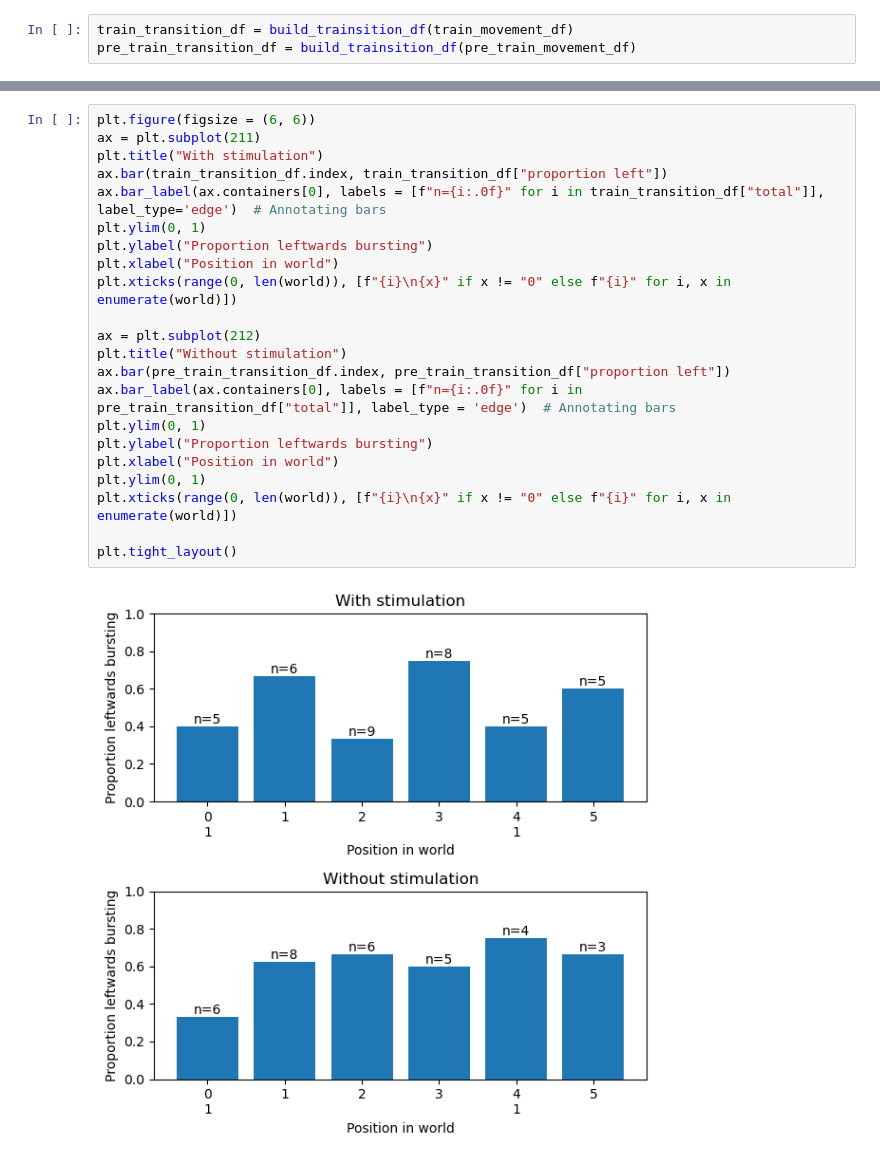
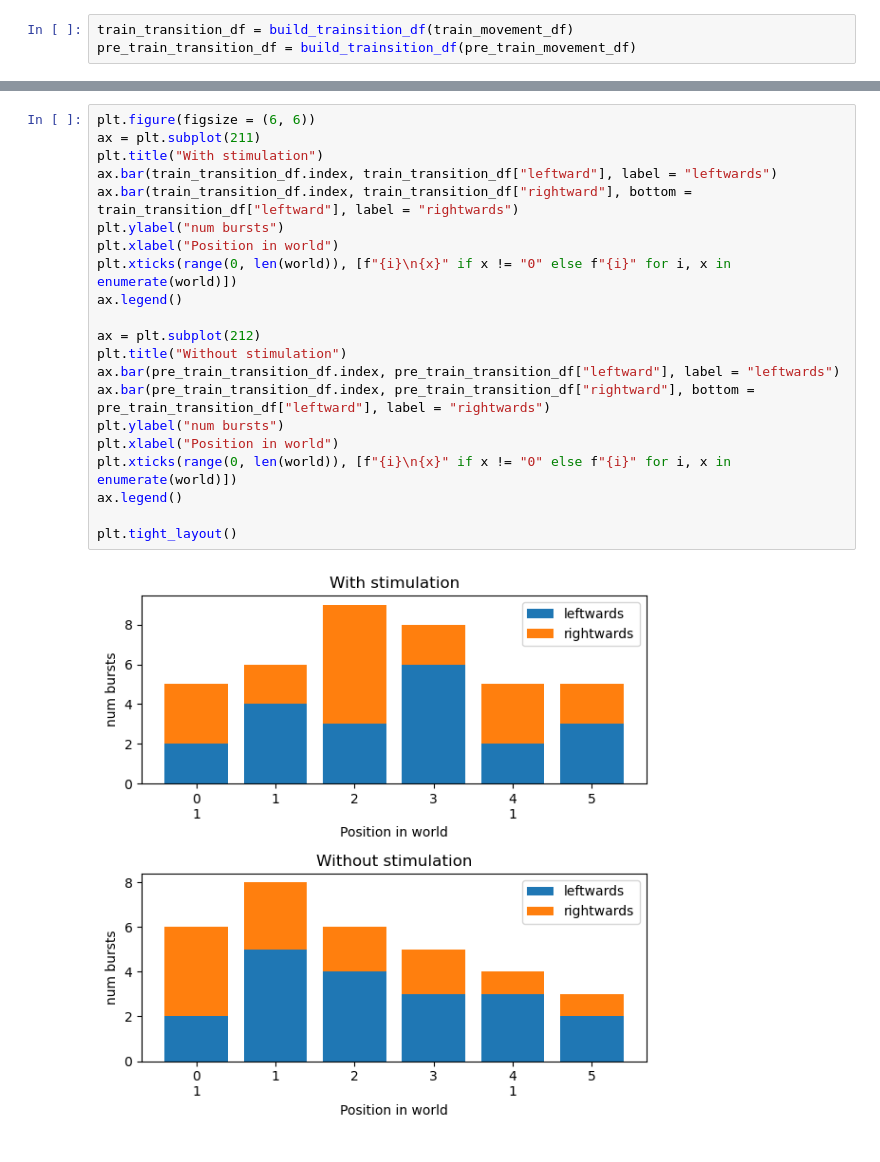
Before and after one commit to Holistic-Agential-Learning/HAL, a Jupyter notebook: analysis/mouse_1d_analysis 20min.ipynb, the cells around one changed output, grey strips where cells are left out. Drawn from its saved outputs; the diff is of its cells as text.

```diff
--- a/analysis/mouse_1d_analysis 20min.ipynb
+++ b/analysis/mouse_1d_analysis 20min.ipynb
@@ -178,24 +185,23 @@ plt.tight_layout()
 # %%
 plt.figure(figsize = (6, 6))
 ax = plt.subplot(211)
 plt.title("With stimulation")
-ax.bar(train_transition_df.index, train_transition_df["proportion left"])
-ax.bar_label(ax.containers[0], labels = [f"n={i:.0f}" for i in train_transition_df["total"]], label_type='edge')  # Annotating bars
-plt.ylim(0, 1)
-plt.ylabel("Proportion leftwards bursting")
+ax.bar(train_transition_df.index, train_transition_df["leftward"], label = "leftwards")
+ax.bar(train_transition_df.index, train_transition_df["rightward"], bottom = train_transition_df["leftward"], label = "rightwards")
+plt.ylabel("num bursts")
 plt.xlabel("Position in world")
 plt.xticks(range(0, len(world)), [f"{i}\n{x}" if x != "0" else f"{i}" for i, x in enumerate(world)])
+ax.legend()
 
 ax = plt.subplot(212)
 plt.title("Without stimulation")
-ax.bar(pre_train_transition_df.index, pre_train_transition_df["proportion left"])
-ax.bar_label(ax.containers[0], labels = [f"n={i:.0f}" for i in pre_train_transition_df["total"]], label_type = 'edge')  # Annotating bars
-plt.ylim(0, 1)
-plt.ylabel("Proportion leftwards bursting")
+ax.bar(pre_train_transition_df.index, pre_train_transition_df["leftward"], label = "leftwards")
+ax.bar(pre_train_transition_df.index, pre_train_transition_df["rightward"], bottom = pre_train_transition_df["leftward"], label = "rightwards")
+plt.ylabel("num bursts")
 plt.xlabel("Position in world")
-plt.ylim(0, 1)
 plt.xticks(range(0, len(world)), [f"{i}\n{x}" if x != "0" else f"{i}" for i, x in enumerate(world)])
+ax.legend()
 
 plt.tight_layout()
 # %% [output]
-[figure, old version]
+[figure, new version]
```
Also changed, not shown: parts of 5 cells of this notebook, 2 other files.
